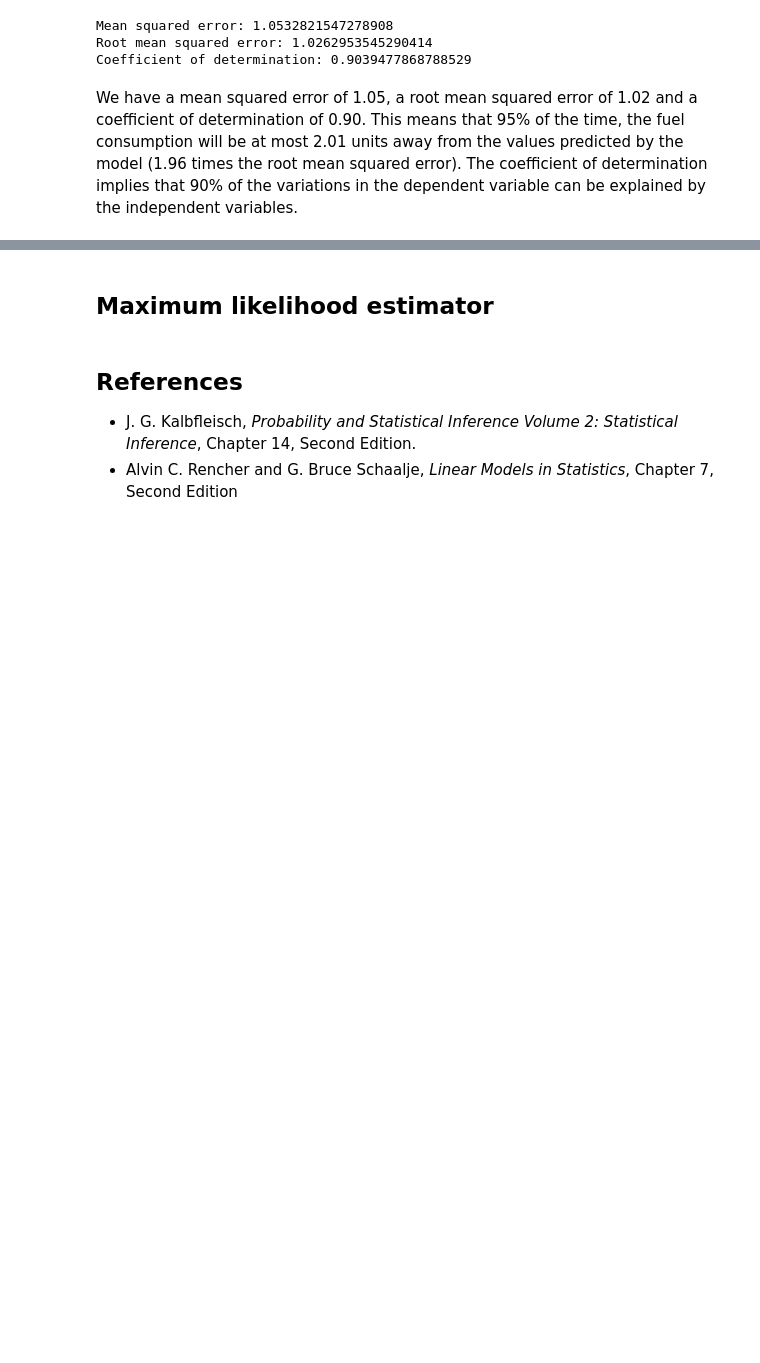
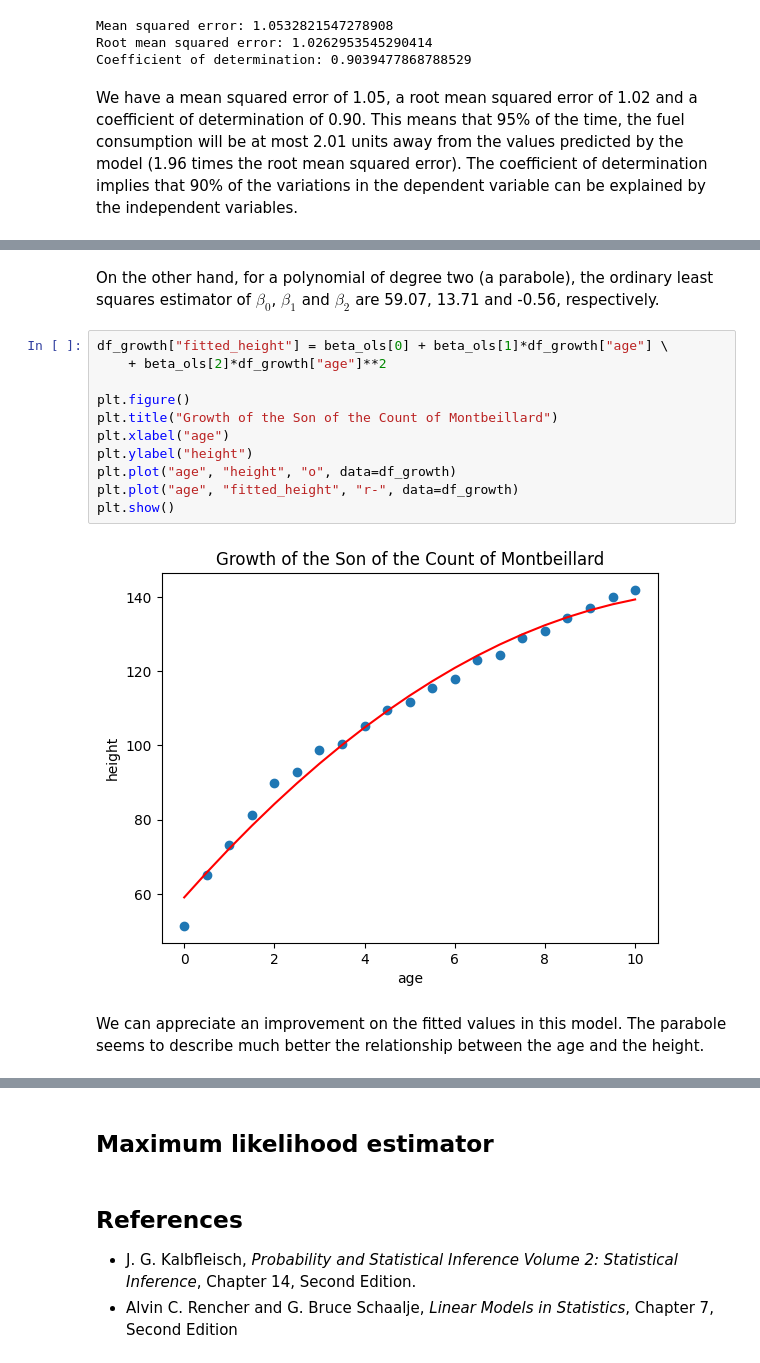
Before and after one commit to vdae2304/ML-DL, a Jupyter notebook: Regression/Linear regression.ipynb, the cells around one changed output, grey strips where cells are left out. Cells and saved outputs as stored; diff of their text form; blank space fills up the shorter version.

```diff
--- a/Regression/Linear regression.ipynb
+++ b/Regression/Linear regression.ipynb
@@ -271,0 +361,17 @@ We have a mean squared error of 1.05, a root mean squared error of 1.02 and a co
+# %% [markdown]
+On the other hand, for a polynomial of degree two (a parabole), the ordinary least squares estimator of $\beta_0$, $\beta_1$ and $\beta_2$ are 59.07, 13.71 and -0.56, respectively.
+# %%
+df_growth["fitted_height"] = beta_ols[0] + beta_ols[1]*df_growth["age"] \
+    + beta_ols[2]*df_growth["age"]**2
+
+plt.figure()
+plt.title("Growth of the Son of the Count of Montbeillard")
+plt.xlabel("age")
+plt.ylabel("height")
+plt.plot("age", "height", "o", data=df_growth)
+plt.plot("age", "fitted_height", "r-", data=df_growth)
+plt.show()
+# %% [output]
+[figure, added]
+# %% [markdown]
+We can appreciate an improvement on the fitted values in this model. The parabole seems to describe much better the relationship between the age and the height.
```
Also changed, not shown: parts of 19 cells of this notebook, 1 other file.
